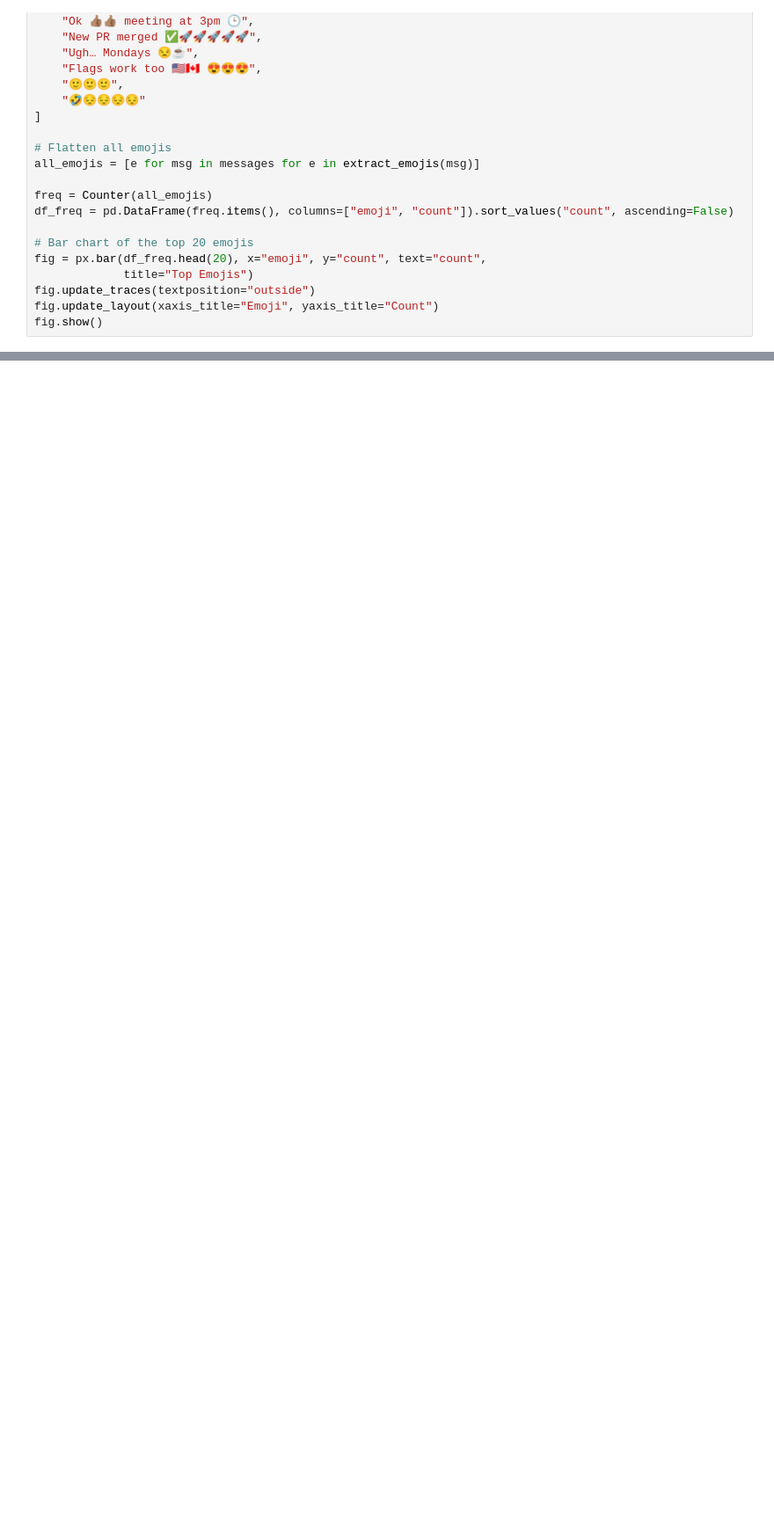
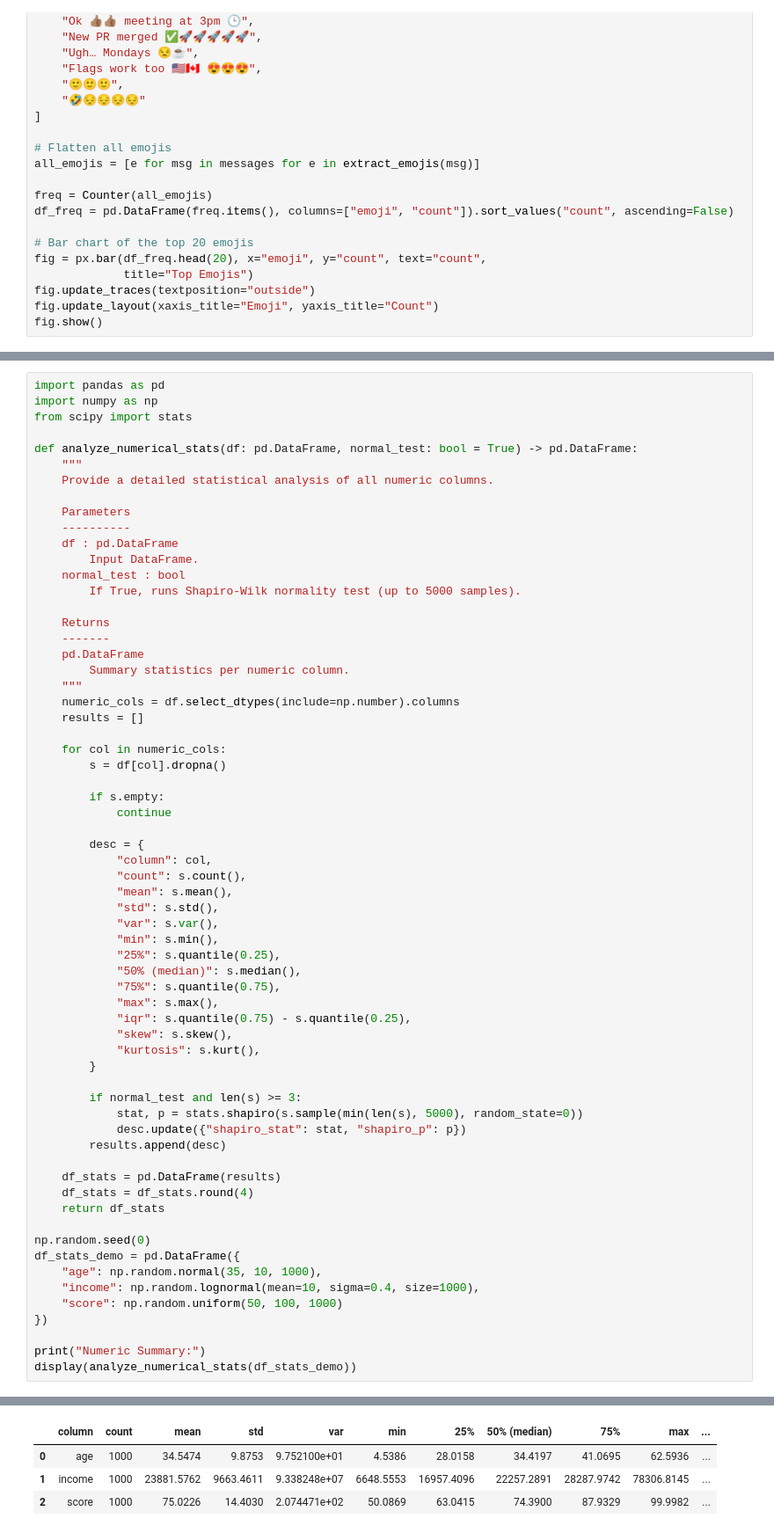
Before and after one commit to jmcconne100/Pandas_Notebook_Project, a Jupyter notebook: my_data_project.ipynb, the cells around one changed output, grey strips where cells are left out. Shown: that part at 88% size. Saved outputs shown, nothing was run; the diff lists cells and outputs as text; blank space fills up the shorter version.

```diff
--- a/my_data_project.ipynb
+++ b/my_data_project.ipynb
@@ -131,0 +831,65 @@ fig.show()
+# %%
+import pandas as pd
+import numpy as np
+from scipy import stats
+
+def analyze_numerical_stats(df: pd.DataFrame, normal_test: bool = True) -> pd.DataFrame:
+    """
+    Provide a detailed statistical analysis of all numeric columns.
+
+    Parameters
+    ----------
+    df : pd.DataFrame
+        Input DataFrame.
+    normal_test : bool
+        If True, runs Shapiro-Wilk normality test (up to 5000 samples).
+
+    Returns
+    -------
+    pd.DataFrame
+        Summary statistics per numeric column.
+    """
+    numeric_cols = df.select_dtypes(include=np.number).columns
+    results = []
+
+    for col in numeric_cols:
+        s = df[col].dropna()
+
+        if s.empty:
+            continue
+
+        desc = {
+            "column": col,
+            "count": s.count(),
+            "mean": s.mean(),
+            "std": s.std(),
+            "var": s.var(),
+            "min": s.min(),
+            "25%": s.quantile(0.25),
+            "50% (median)": s.median(),
+            "75%": s.quantile(0.75),
+            "max": s.max(),
+            "iqr": s.quantile(0.75) - s.quantile(0.25),
+            "skew": s.skew(),
+            "kurtosis": s.kurt(),
+        }
+
+        if normal_test and len(s) >= 3:
+            stat, p = stats.shapiro(s.sample(min(len(s), 5000), random_state=0))
+            desc.update({"shapiro_stat": stat, "shapiro_p": p})
+        results.append(desc)
+
+    df_stats = pd.DataFrame(results)
+    df_stats = df_stats.round(4)
+    return df_stats
+
+np.random.seed(0)
+df_stats_demo = pd.DataFrame({
+    "age": np.random.normal(35, 10, 1000),
+    "income": np.random.lognormal(mean=10, sigma=0.4, size=1000),
+    "score": np.random.uniform(50, 100, 1000)
+})
+
+print("Numeric Summary:")
+display(analyze_numerical_stats(df_stats_demo))
+# %% [output]
@@ -131,0 +897,4 @@ fig.show()
+|  | column | count | mean | std | var | min | 25% | 50% (median) | 75% | max | ... |
+| 0 | age | 1000 | 34.5474 | 9.8753 | 9.752100e+01 | 4.5386 | 28.0158 | 34.4197 | 41.0695 | 62.5936 | ... |
+| 1 | income | 1000 | 23881.5762 | 9663.4611 | 9.338248e+07 | 6648.5553 | 16957.4096 | 22257.2891 | 28287.9742 | 78306.8145 | ... |
+| 2 | score | 1000 | 75.0226 | 14.4030 | 2.074471e+02 | 50.0869 | 63.0415 | 74.3900 | 87.9329 | 99.9982 | ... |
```
Also changed, not shown: parts of 12 cells of this notebook.
